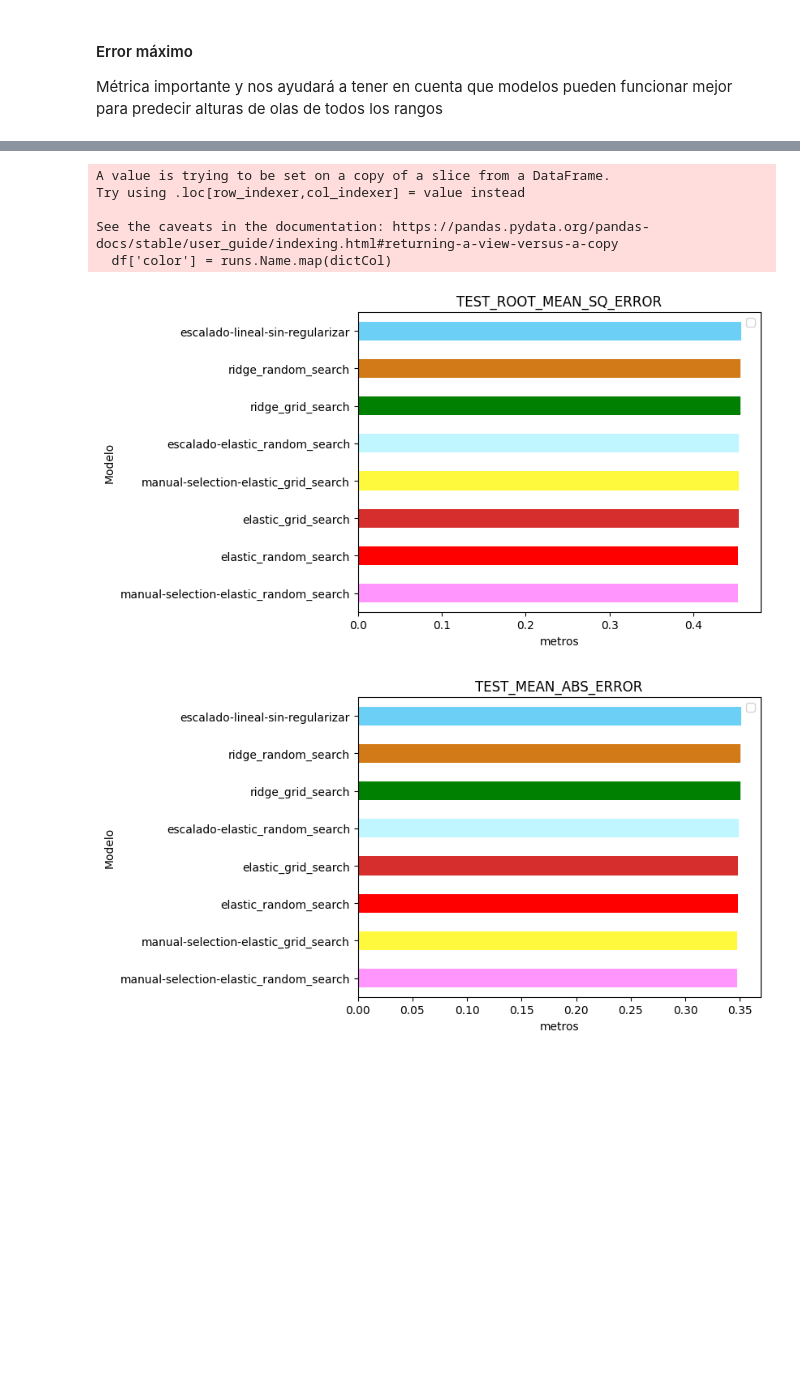
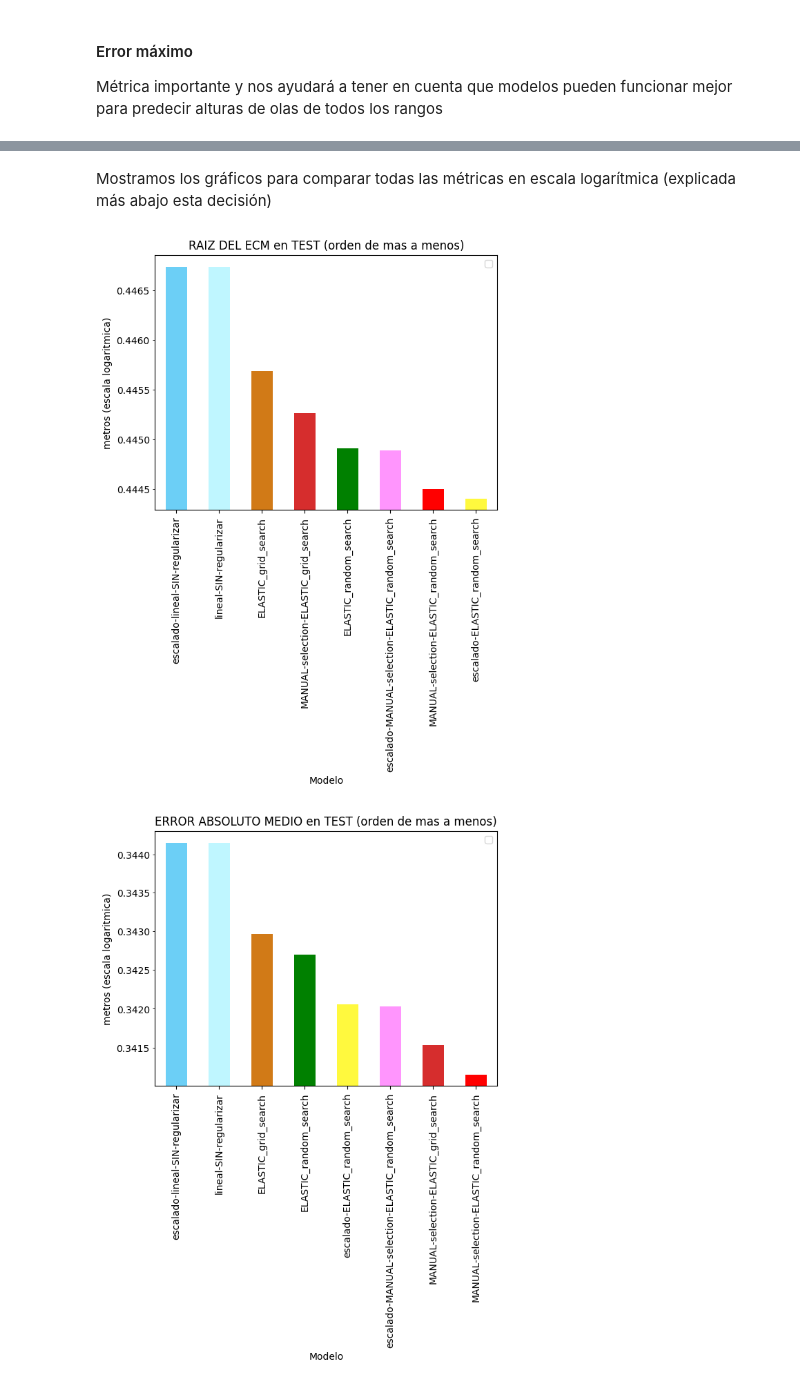
Before and after one commit to MarioBaldocchi/PD, a Jupyter notebook: modelos/evaluacion/evaluacion-lineales.ipynb, the cells around one changed output, grey strips where cells are left out. Drawn from its saved outputs; the diff is of its cells as text; code cells hidden in the pictures; blank space fills up the shorter version.

```diff
--- a/modelos/evaluacion/evaluacion-lineales.ipynb
+++ b/modelos/evaluacion/evaluacion-lineales.ipynb
@@ -102,8 +109,10 @@ Text(0.5, 0, 'metros')
 # %%
 
 metrics = ['TEST_ROOT_MEAN_SQ_ERROR', 'TEST_MEAN_ABS_ERROR', 'TEST_MEDIAN_ABS_ERROR', 'TEST_MAX_ERROR']
+titles = ['RAIZ DEL ECM en TEST', 'ERROR ABSOLUTO MEDIO en TEST', 'MEDIANA del ERROR ABSOLUTO en TEST', 'ERROR MAXIMO en TEST']
+
 best_models = set() # para que no se repitan
 for metric in metrics:
     runs = runs.sort_values(by=metric)
-    for name in runs.head(5).Name:
+    for name in runs.head(3).Name:
         best_models.add(name)
@@ -124,22 +124,22 @@ dictCol = dict(zip(best_models, colors))
 # %%
 df = runs[runs.Name.isin(best_models)]
-df['color'] = runs.Name.map(dictCol)
+df.loc[:, ['color']] = runs.Name.map(dictCol)
-# %% [output]
-A value is trying to be set on a copy of a slice from a DataFrame.
-Try using .loc[row_indexer,col_indexer] = value instead
-
-See the caveats in the documentation: https://pandas.pydata.org/pandas-docs/stable/user_guide/indexing.html#returning-a-view-versus-a-copy
-  df['color'] = runs.Name.map(dictCol)
+# %% [markdown]
+Mostramos los gráficos para comparar todas las métricas en escala logarítmica (explicada más abajo esta decisión)
 # %%
-for metric in metrics:
-    df = df.sort_values(by=metric) # ordenamos por nombre para que aparezcan en el mismo orden
+for title, metric in zip(titles, metrics):
+    fig,ax = plt.subplots()
+    df = df.sort_values(by=metric, ascending=False) # ordenamos por nombre para que aparezcan en el mismo orden
 
 
-    df.plot(x = 'Name', y = metric, kind='barh', color=df.color)
-    plt.legend([])
-    plt.title(metric)
-    plt.ylabel('Modelo')
-    plt.xlabel('metros')
+    df.plot(x = 'Name', y = metric, kind='bar', color=df.color, ax=ax)
+    ax.legend([])
+    ax.set_title(title + " (orden de mas a menos)")
+    ax.set_ylabel('metros (escala logaritmica)')
+    ax.set_xlabel('Modelo')
+    # escala logaritmica
+    ax.set_yscale('log')
+    ax.yaxis.set_minor_formatter(ScalarFormatter())
 # %% [output]
-[figure, old version]
+[figure, new version]
-[figure, old version]
+[figure, new version]
```
Also changed, not shown: parts of 32 cells of this notebook, 3 other files.
